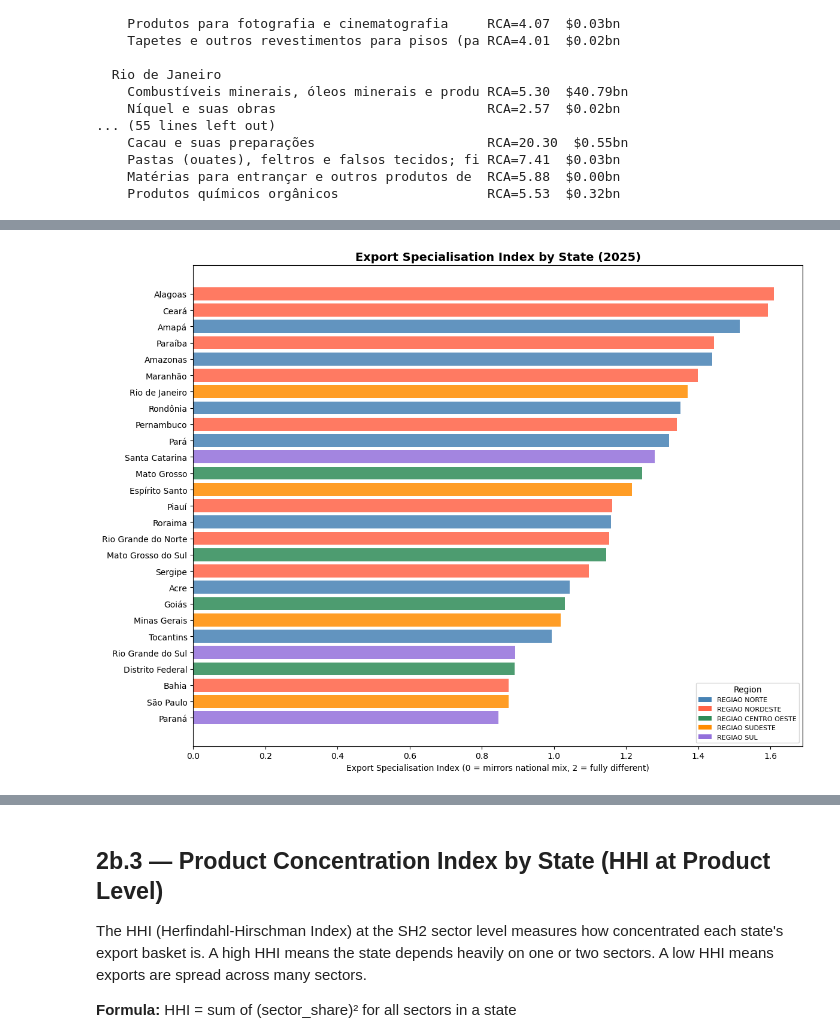
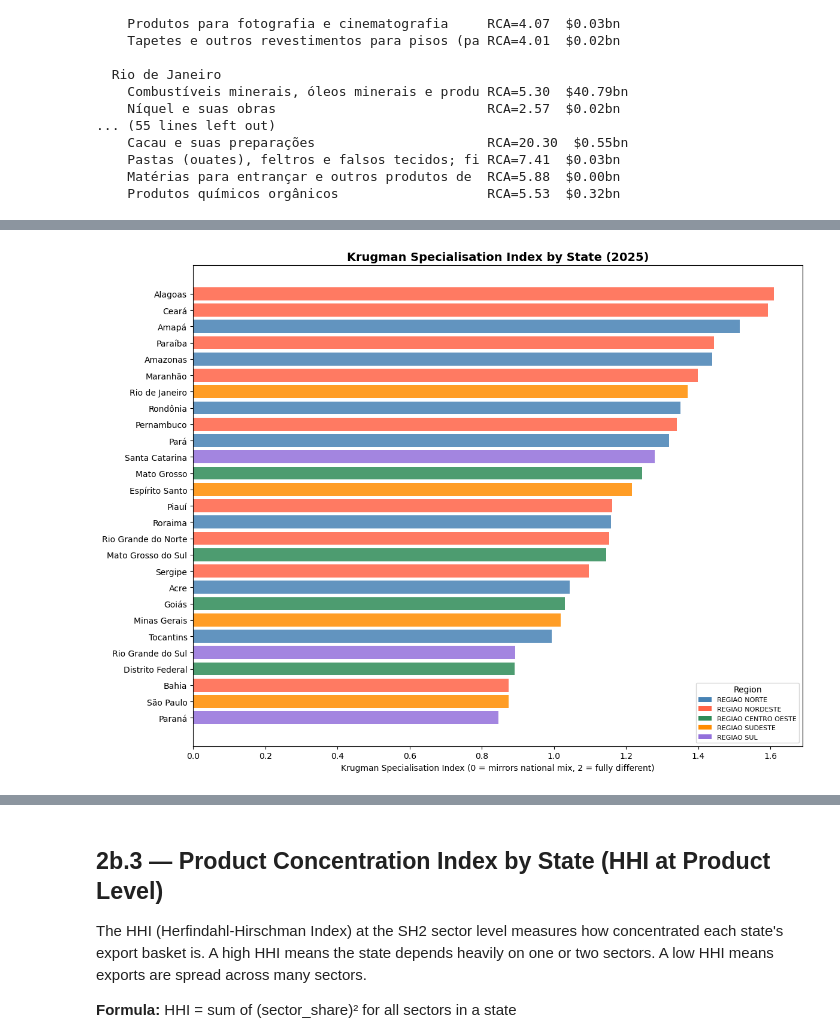
Before and after one commit to Eduardo-kohn/brazil-state-trade-analysis, a Jupyter notebook: SRC/Analysis/step2b_advanced_competitiveness.ipynb, the cells around one changed output, grey strips where cells are left out. Cells and saved outputs as stored; diff of their text form; code cells hidden in the pictures.

```diff
--- a/SRC/Analysis/step2b_advanced_competitiveness.ipynb
+++ b/SRC/Analysis/step2b_advanced_competitiveness.ipynb
@@ -435,42 +213,41 @@ Range: 0 (identical to national mix) to 2 (completely different from national mi
 # %%
-## Uses df_rca_raw from 2b.1
-df_esi = (
+df_krugman = (
     df_rca_raw.groupby(['uf', 'state'])
     .apply(lambda x: (x['state_sector_share'] - x['national_sector_share']).abs().sum())
     .reset_index()
-    .rename(columns={0: 'esi'})
+    .rename(columns={0: 'krugman_idx'})
 )
-df_esi['esi'] = df_esi['esi'].round(4)
-df_esi = df_esi.merge(df_state[['uf', 'exports_usd_bn', 'region']], on='uf', how='left')
-df_esi_plot = df_esi.sort_values('esi', ascending=True)
+df_krugman['krugman_idx'] = df_krugman['krugman_idx'].round(4)
+df_krugman = df_krugman.merge(df_state[['uf', 'exports_usd_bn', 'region']], on='uf', how='left')
+df_krugman_plot = df_krugman.sort_values('krugman_idx', ascending=True)
 
 ## Colour by region
 region_colors = {
     r: c for r, c in zip(
-        df_esi['region'].dropna().unique(),
+        df_krugman['region'].dropna().unique(),
         ['steelblue', 'tomato', 'seagreen', 'darkorange', 'mediumpurple']
     )
 }
-bar_colors = df_esi_plot['region'].map(region_colors).fillna('lightgray')
+bar_colors = df_krugman_plot['region'].map(region_colors).fillna('lightgray')
 
 fig, ax = plt.subplots(figsize=(12, 9))
-ax.barh(df_esi_plot['state'], df_esi_plot['esi'], color=bar_colors, alpha=0.85)
-ax.set_title(f'Export Specialisation Index by State ({MAX_YEAR})',
+ax.barh(df_krugman_plot['state'], df_krugman_plot['krugman_idx'], color=bar_colors, alpha=0.85)
+ax.set_title(f'Krugman Specialisation Index by State ({MAX_YEAR})',
              fontsize=14, fontweight='bold')
-ax.set_xlabel('Export Specialisation Index (0 = mirrors national mix, 2 = fully different)')
+ax.set_xlabel('Krugman Specialisation Index (0 = mirrors national mix, 2 = fully different)')
 
 ## Region legend
 from matplotlib.patches import Patch
 legend_elements = [Patch(facecolor=c, label=r) for r, c in region_colors.items()]
 ax.legend(handles=legend_elements, fontsize=8, title='Region')
 plt.tight_layout()
-plt.savefig('output_2b2_esi.png', dpi=150)
+plt.savefig('output_2b2_krugman.png', dpi=150)
 plt.show()
 
-print(f"\nExport Specialisation Index by state ({MAX_YEAR})")
-print("Higher ESI = more specialised / less diversified relative to national mix")
-print(df_esi[['state', 'region', 'exports_usd_bn', 'esi']]
-      .sort_values('esi', ascending=False)
+print(f"\nKrugman Specialisation Index by state ({MAX_YEAR})")
+print("Higher KSI = more specialised / less diversified relative to national mix")
+print(df_krugman[['state', 'region', 'exports_usd_bn', 'krugman_idx']]
+      .sort_values('krugman_idx', ascending=False)
       .to_string(index=False))
 # %% [output]
-[figure, old version]
+[figure, new version]
```
Also changed, not shown: parts of 32 cells of this notebook, 1 other file.
